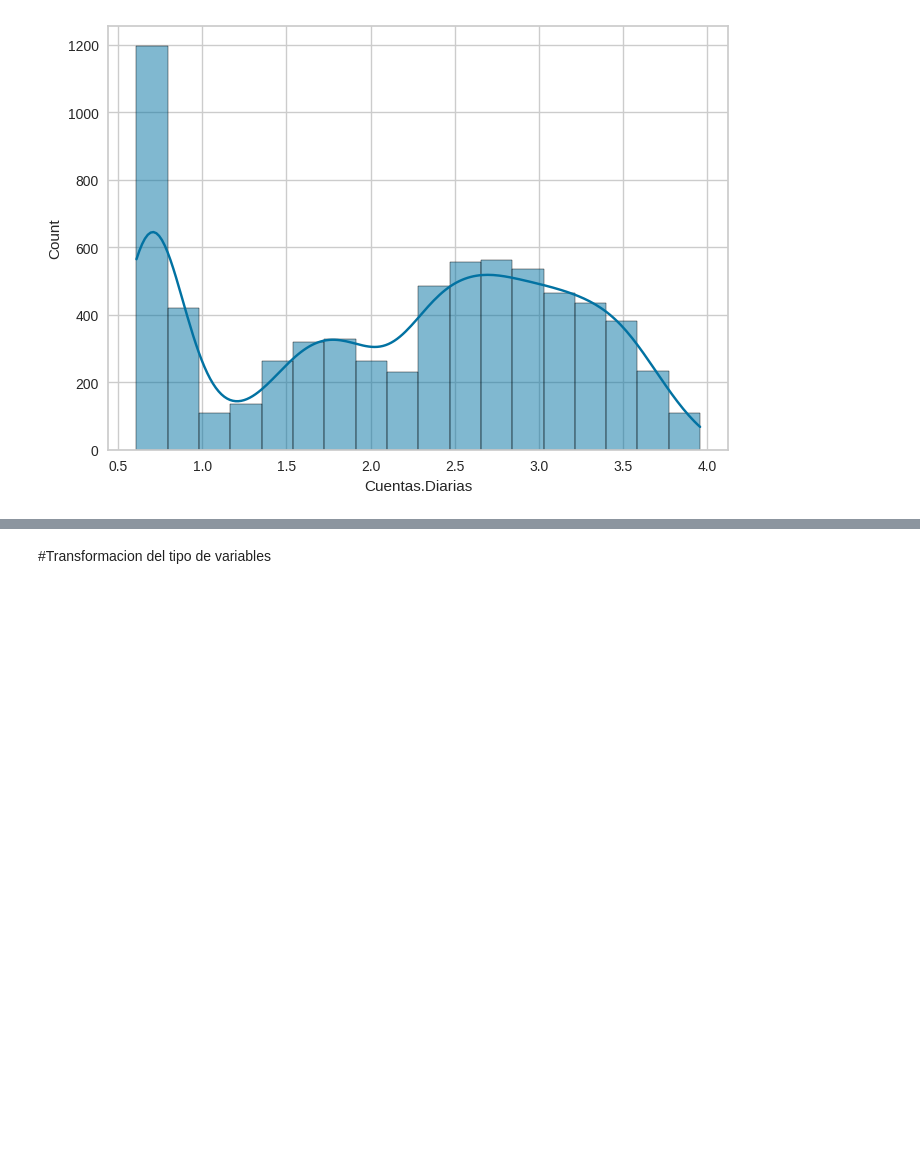
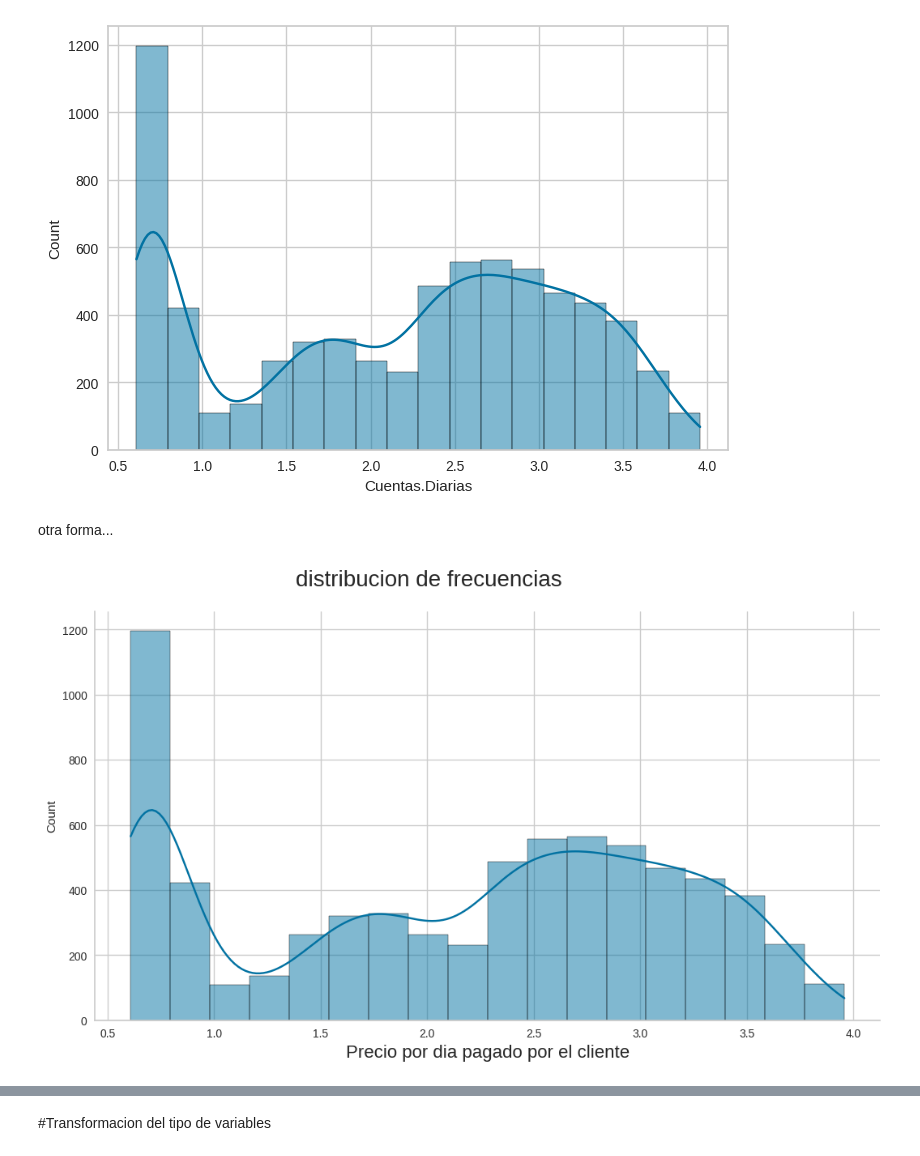
Before and after one commit to nicolb21/TelecomX_parte2_Latam, a Jupyter notebook: Telecom_X__Parte_2.ipynb, the cells around one changed output, grey strips where cells are left out. Drawn from its saved outputs; the diff is of its cells as text; code cells hidden in the pictures; blank space fills up the shorter version.

```diff
--- a/Telecom_X__Parte_2.ipynb
+++ b/Telecom_X__Parte_2.ipynb
@@ -275,3 +275,13 @@ sns.histplot(data=datos,x='Cuentas.Diarias',kde=True)
 # %% [output]
 <Axes: xlabel='Cuentas.Diarias', ylabel='Count'>
 [figure]
+# %% [markdown]
+otra forma...
+# %%
+ax= sns.displot(datos['Cuentas.Diarias'],kde=True)
+ax.figure.set_size_inches(12,6)
+ax.fig.suptitle('distribucion de frecuencias',fontsize=20,y=1.05)
+ax.set_xlabels('Precio por dia pagado por el cliente',fontsize=16)
+ax;
+# %% [output]
+[figure, added]
```
Also changed, not shown: parts of 32 cells of this notebook.
